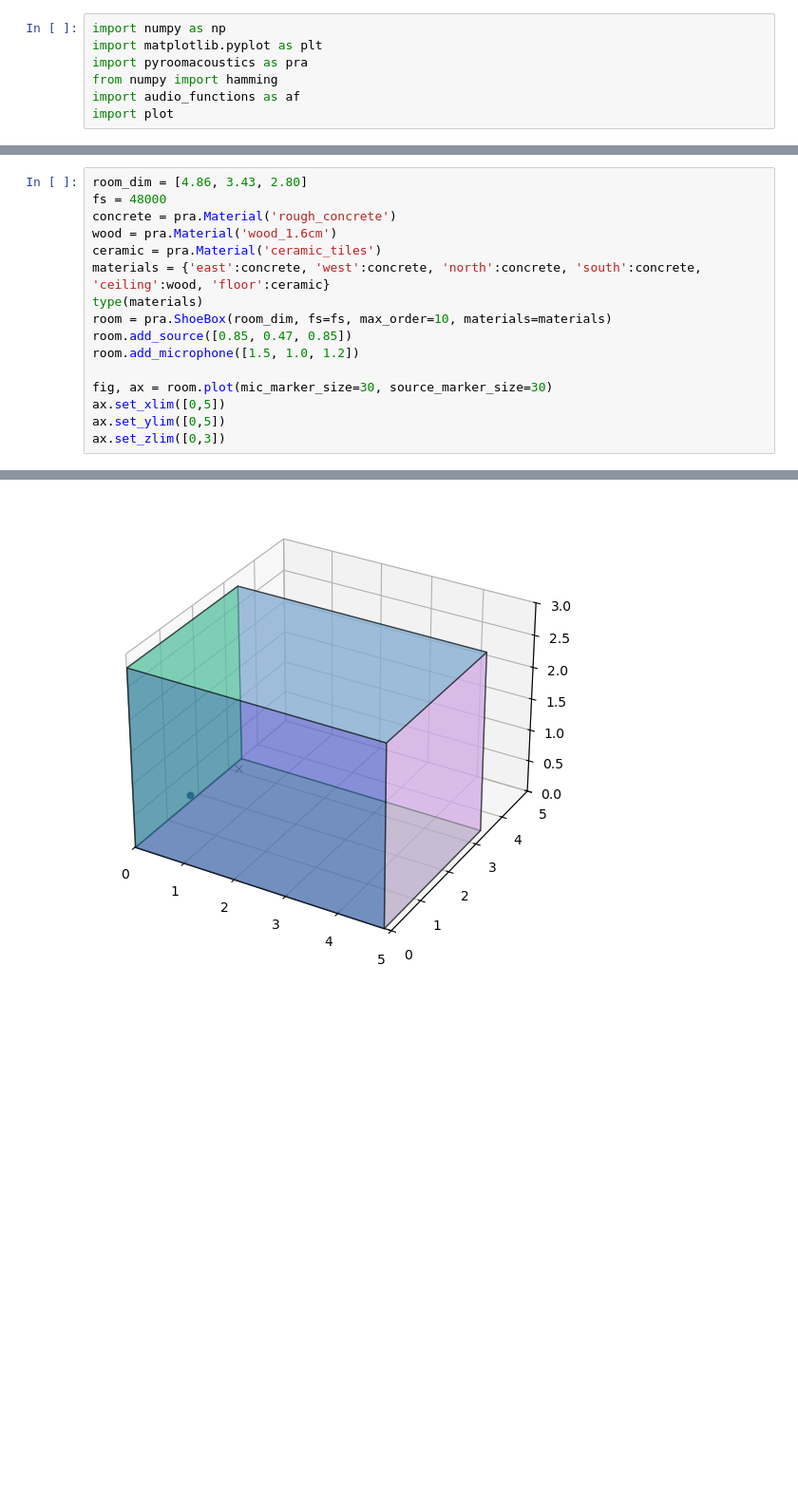
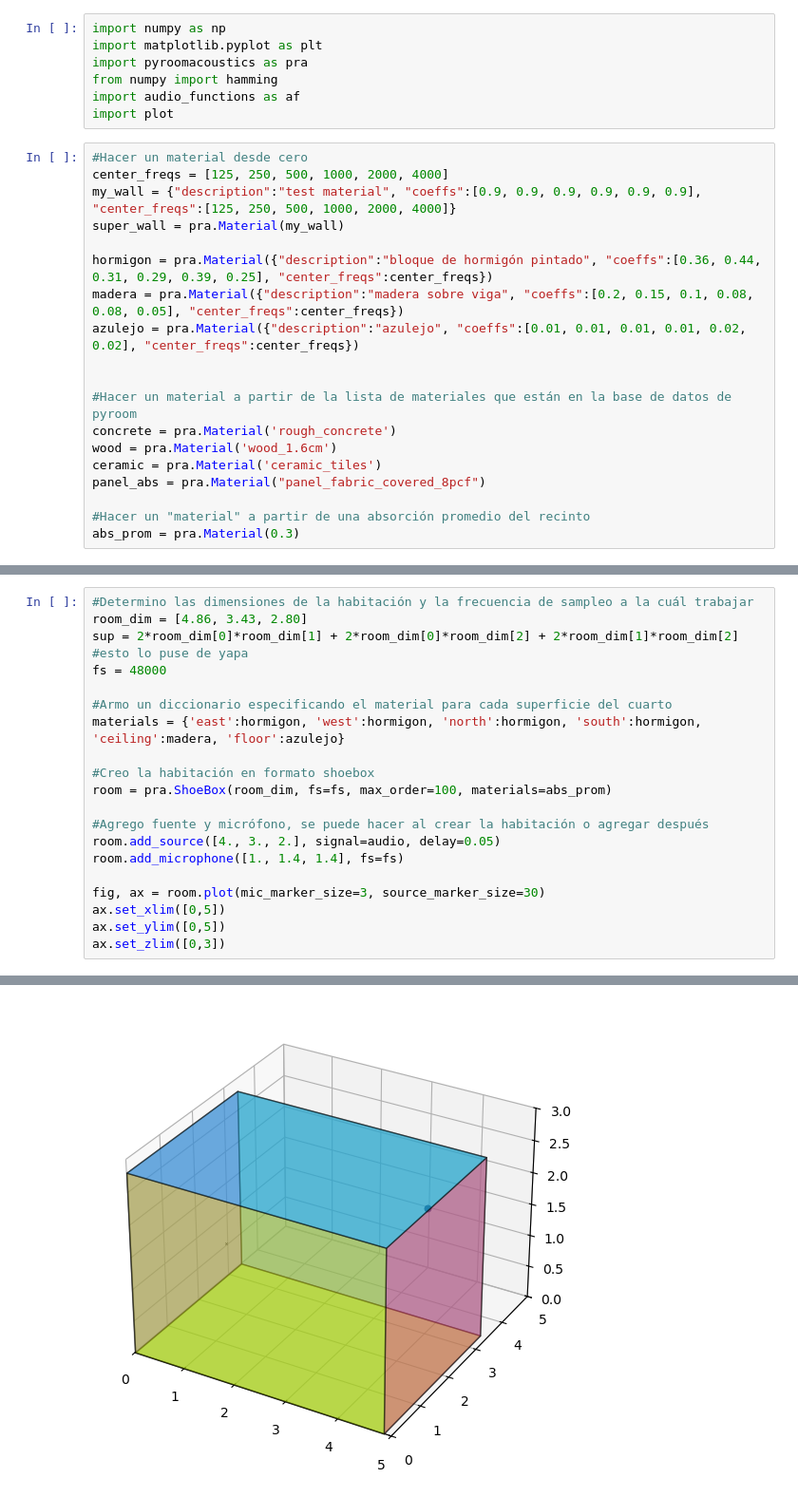
Before and after one commit to Joaqo99/DSP-TP, a Jupyter notebook: Tests_pyroom.ipynb, the cells around one changed output, grey strips where cells are left out. Shown at 95% size. Cells and saved outputs as stored; diff of their text form; blank space fills up the shorter version.

Commit message:
pruebas con pyroom mejor explicadas

```diff
--- a/Tests_pyroom.ipynb
+++ b/Tests_pyroom.ipynb
@@ -5,3 +5,22 @@ import pyroomacoustics as pra
 from numpy import hamming
 import audio_functions as af
 import plot
+# %%
+#Hacer un material desde cero
+center_freqs = [125, 250, 500, 1000, 2000, 4000]
+my_wall = {"description":"test material", "coeffs":[0.9, 0.9, 0.9, 0.9, 0.9, 0.9], "center_freqs":[125, 250, 500, 1000, 2000, 4000]}
+super_wall = pra.Material(my_wall)
+
+hormigon = pra.Material({"description":"bloque de hormigón pintado", "coeffs":[0.36, 0.44, 0.31, 0.29, 0.39, 0.25], "center_freqs":center_freqs})
+madera = pra.Material({"description":"madera sobre viga", "coeffs":[0.2, 0.15, 0.1, 0.08, 0.08, 0.05], "center_freqs":center_freqs})
+azulejo = pra.Material({"description":"azulejo", "coeffs":[0.01, 0.01, 0.01, 0.01, 0.02, 0.02], "center_freqs":center_freqs})
+
+
+#Hacer un material a partir de la lista de materiales que están en la base de datos de pyroom
+concrete = pra.Material('rough_concrete')
+wood = pra.Material('wood_1.6cm')
+ceramic = pra.Material('ceramic_tiles')
+panel_abs = pra.Material("panel_fabric_covered_8pcf")
+
+#Hacer un "material" a partir de una absorción promedio del recinto
+abs_prom = pra.Material(0.3)
@@ -8,20 +47,24 @@ import plot
 # %%
+#Determino las dimensiones de la habitación y la frecuencia de sampleo a la cuál trabajar
 room_dim = [4.86, 3.43, 2.80]
+sup = 2*room_dim[0]*room_dim[1] + 2*room_dim[0]*room_dim[2] + 2*room_dim[1]*room_dim[2] #esto lo puse de yapa
 fs = 48000
-concrete = pra.Material('rough_concrete')
-wood = pra.Material('wood_1.6cm')
-ceramic = pra.Material('ceramic_tiles')
-materials = {'east':concrete, 'west':concrete, 'north':concrete, 'south':concrete, 'ceiling':wood, 'floor':ceramic}
-type(materials)
-room = pra.ShoeBox(room_dim, fs=fs, max_order=10, materials=materials)
-room.add_source([0.85, 0.47, 0.85])
-room.add_microphone([1.5, 1.0, 1.2])
 
-fig, ax = room.plot(mic_marker_size=30, source_marker_size=30)
+#Armo un diccionario especificando el material para cada superficie del cuarto
+materials = {'east':hormigon, 'west':hormigon, 'north':hormigon, 'south':hormigon, 'ceiling':madera, 'floor':azulejo}
+
+#Creo la habitación en formato shoebox
+room = pra.ShoeBox(room_dim, fs=fs, max_order=100, materials=abs_prom)
+
+#Agrego fuente y micrófono, se puede hacer al crear la habitación o agregar después
+room.add_source([4., 3., 2.], signal=audio, delay=0.05)
+room.add_microphone([1., 1.4, 1.4], fs=fs)
+
+fig, ax = room.plot(mic_marker_size=3, source_marker_size=30)
 ax.set_xlim([0,5])
 ax.set_ylim([0,5])
 ax.set_zlim([0,3])
 # %% [output]
 (0.0, 3.0)
-[figure, old version]
+[figure, new version]
 # %%
```
Also changed, not shown: parts of 7 cells of this notebook.
